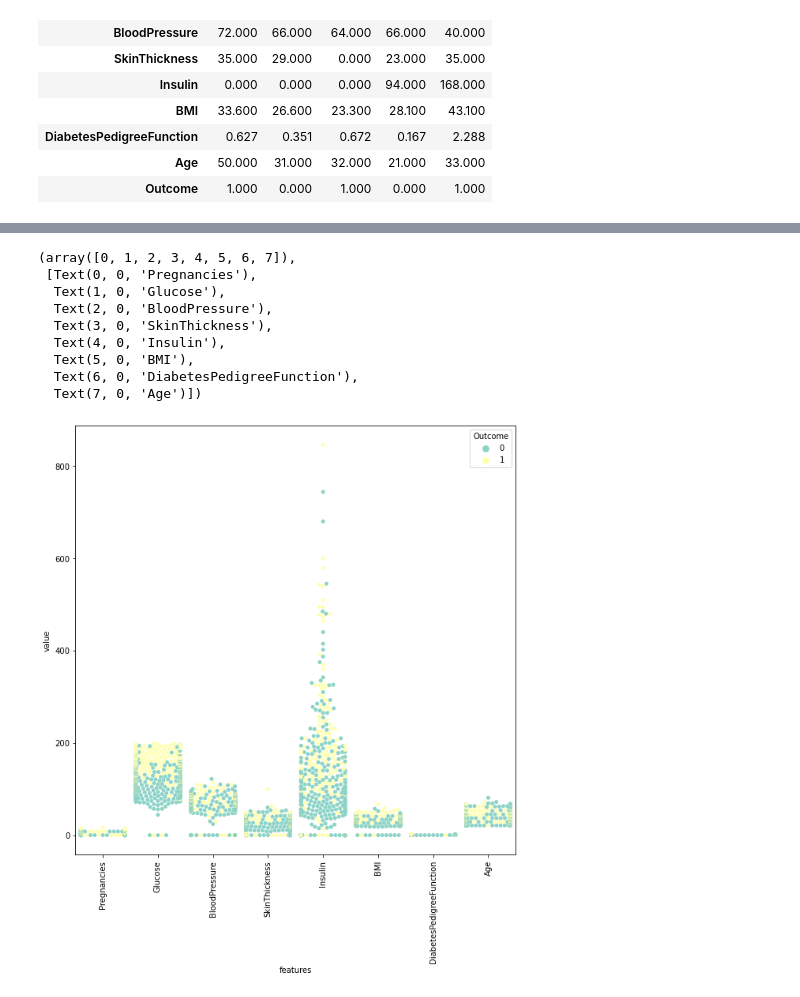
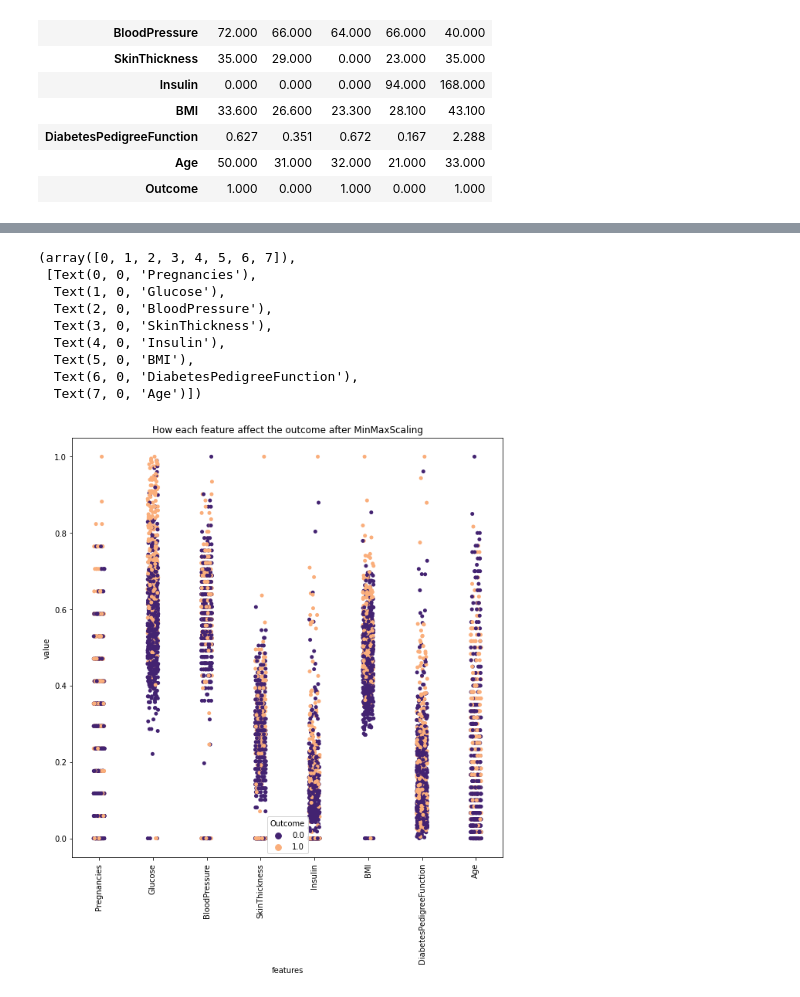
Before and after one commit to MR-1301/Diabetes-Detection-Project, a Jupyter notebook: Python NoteBook/Exploratory data analysis.ipynb, the cells around one changed output, grey strips where cells are left out. Drawn from its saved outputs; the diff is of its cells as text; code cells hidden in the pictures.

```diff
--- a/Python NoteBook/Exploratory data analysis.ipynb
+++ b/Python NoteBook/Exploratory data analysis.ipynb
@@ -77,0 +124,5 @@ pima_df.describe().transpose()
+# %%
+import seaborn as sn
+pima_df=pd.read_csv("Pima Indians Diabetes Dataset - diabetes.csv")
+pima=pima_df.drop(['Outcome'],axis=1);
+sn.heatmap(pima.corr(),annot=True)
@@ -78,19 +132,25 @@ pima_df.describe().transpose()
 # %%
+import sklearn as sk
+scaler = sk.preprocessing.MinMaxScaler()
+
+pima_df=pd.DataFrame(scaler.fit_transform(pima_df),columns=pima_df.keys())
 dataover = pd.melt(pima_df,id_vars="Outcome",
                     var_name="features",
                     value_name='value')
 plt.figure(figsize=(10,10))
-sns.swarmplot(x="features", y="value", hue="Outcome", data=dataover , palette="Set3")
+sns.stripplot(x="features", y="value", hue="Outcome", data=dataover , palette=['#432371',"#FAAE7B"])
+plt.title('How each feature affect the outcome after MinMaxScaling')
+
 
 plt.xticks(rotation=90)
 # %% [output]
 (array([0, 1, 2, 3, 4, 5, 6, 7]),
  [Text(0, 0, 'Pregnancies'),
   Text(1, 0, 'Glucose'),
   Text(2, 0, 'BloodPressure'),
   Text(3, 0, 'SkinThickness'),
   Text(4, 0, 'Insulin'),
   Text(5, 0, 'BMI'),
   Text(6, 0, 'DiabetesPedigreeFunction'),
   Text(7, 0, 'Age')])
-[figure, old version]
+[figure, new version]
```
Also changed, not shown: parts of 16 cells of this notebook.
